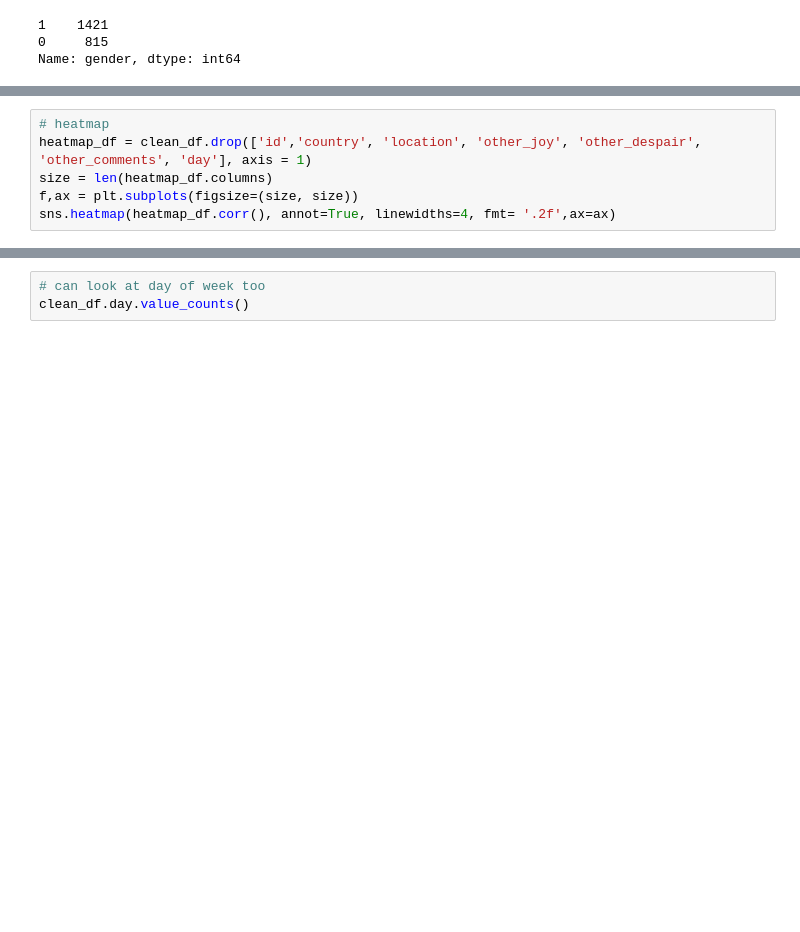
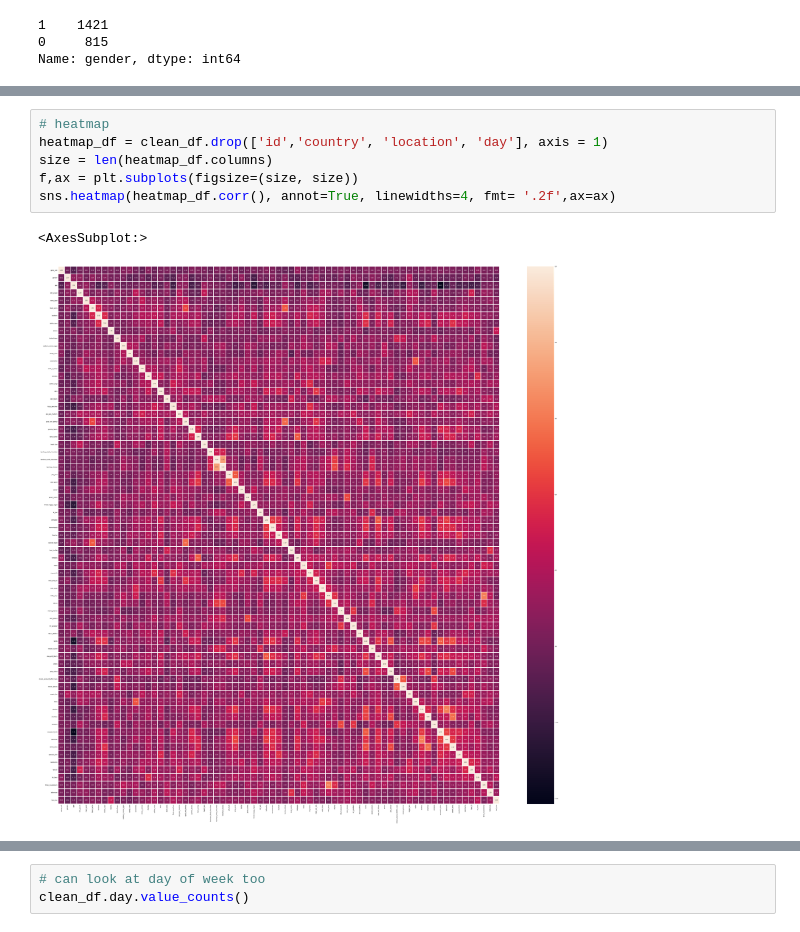
Before and after one commit to Ungarmaxx/TOOL1_FINAL_PROJECT, a Jupyter notebook: project_stuff.ipynb, the cells around one changed output, grey strips where cells are left out. Saved outputs shown, nothing was run; the diff lists cells and outputs as text; blank space fills up the shorter version.

```diff
--- a/project_stuff.ipynb
+++ b/project_stuff.ipynb
@@ -323,6 +322,9 @@ memory usage: 1.4+ MB
-# %%
-# heatmap
-heatmap_df = clean_df.drop(['id','country', 'location', 'other_joy', 'other_despair', 'other_comments', 'day'], axis = 1)
-size = len(heatmap_df.columns)
-f,ax = plt.subplots(figsize=(size, size))
-sns.heatmap(heatmap_df.corr(), annot=True, linewidths=4, fmt= '.2f',ax=ax)
+# %%
+# heatmap
+heatmap_df = clean_df.drop(['id','country', 'location', 'day'], axis = 1)
+size = len(heatmap_df.columns)
+f,ax = plt.subplots(figsize=(size, size))
+sns.heatmap(heatmap_df.corr(), annot=True, linewidths=4, fmt= '.2f',ax=ax)
+# %% [output]
+<AxesSubplot:>
+[figure, added]
```
Also changed, not shown: parts of 25 cells of this notebook.
